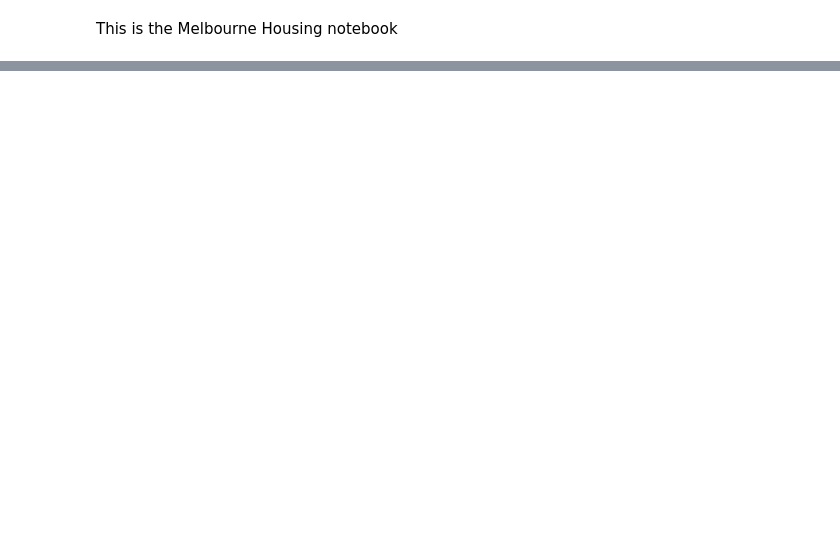
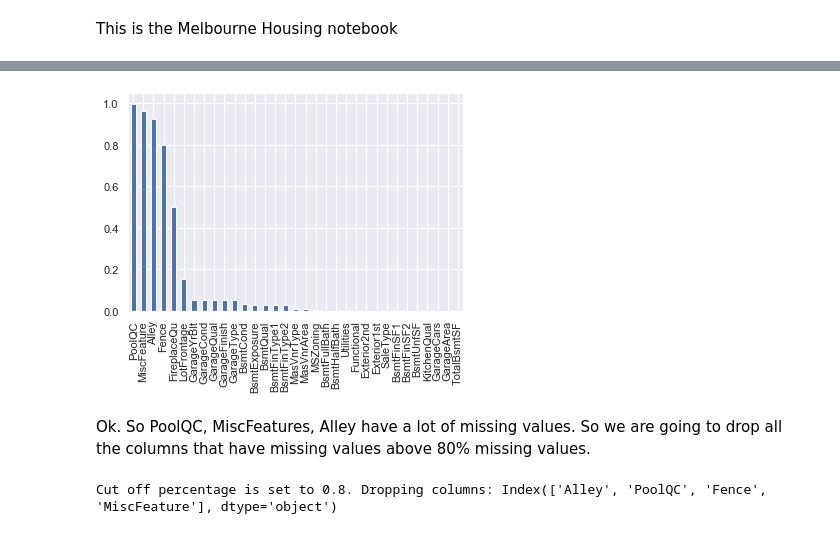
Before and after one commit to philippkaindl/Melbourne_housing, a Jupyter notebook: Housing_Exploration.ipynb, the cells around one changed output, grey strips where cells are left out. Saved outputs shown, nothing was run; the diff lists cells and outputs as text; code cells hidden in the pictures; blank space fills up the shorter version.

```diff
--- a/Housing_Exploration.ipynb
+++ b/Housing_Exploration.ipynb
@@ -27,0 +98,6 @@ missing  =
+# %%
+plotMissingValuesDF(testdf)
+# %% [output]
+[figure, added]
+# %% [markdown]
+Ok. So PoolQC, MiscFeatures, Alley have a lot of missing values. So we are going to drop all the columns that have missing values above 80% missing values.
@@ -27,0 +115,4 @@ missing  =
+# %%
+traindf_noMissing = dropColumnsAbovePercentage(traindf, 0.8)
+# %% [output]
+Cut off percentage is set to 0.8. Dropping columns: Index(['Alley', 'PoolQC', 'Fence', 'MiscFeature'], dtype='object')
```
Also changed, not shown: parts of 10 cells of this notebook, 1 other file.
